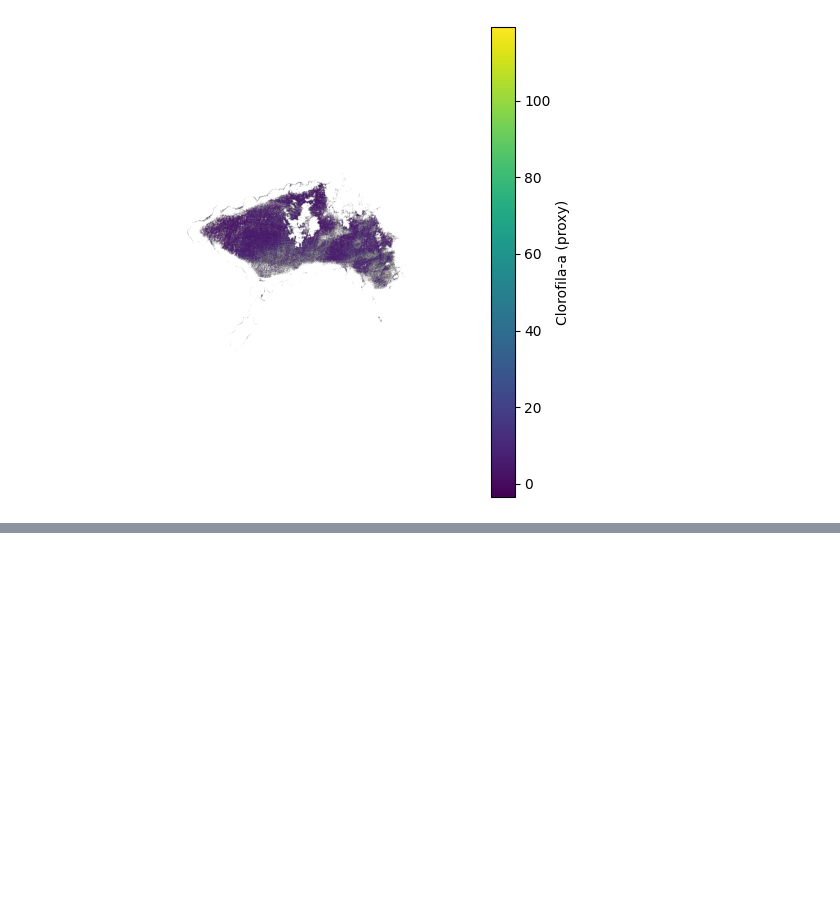
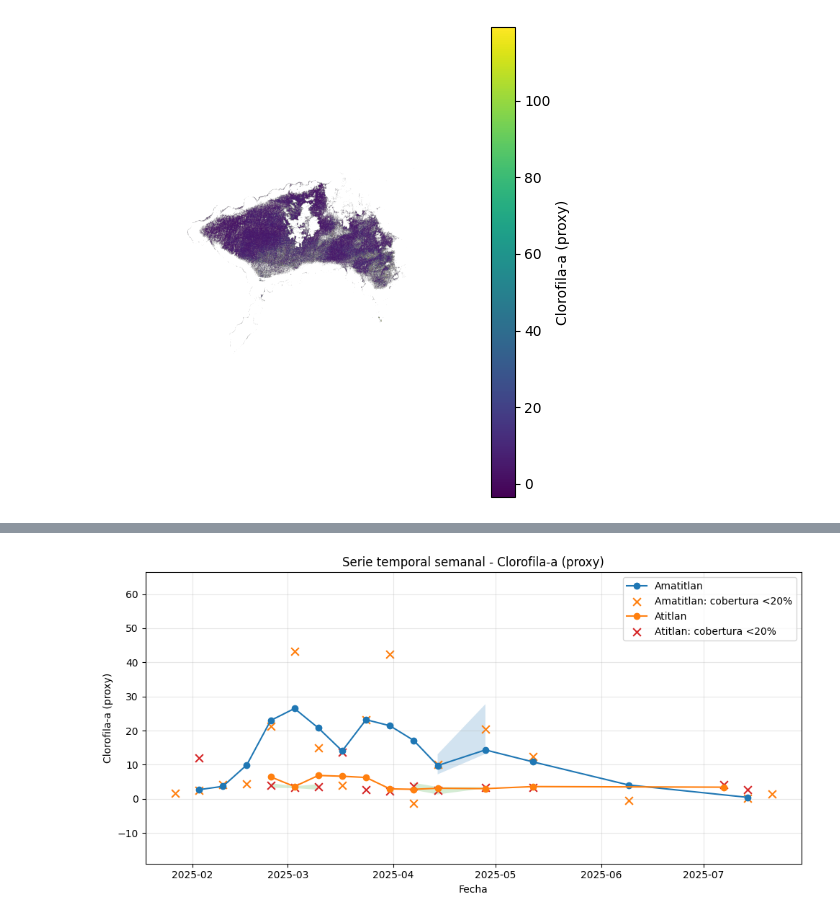
Before and after one commit to DiegoGarV/Lab4_DS, a Jupyter notebook: src/data.ipynb, the cells around one changed output, grey strips where cells are left out. Drawn from its saved outputs; the diff is of its cells as text; code cells hidden in the pictures; blank space fills up the shorter version.

```diff
--- a/src/data.ipynb
+++ b/src/data.ipynb
@@ -481,0 +560,38 @@ if outs_ati:
+# %%
+df = pd.read_csv("../data/summary_point5.csv", parse_dates=["date"])
+
+# Ordenar y agrupar por semana
+df['week'] = df['date'].dt.to_period('W').apply(lambda r: r.start_time)
+
+weekly = df.groupby(['lake', 'week']).agg(
+    mean_chla=('mean_chla', 'mean'),
+    std_chla =('mean_chla',  'std'),
+    coverage_min=('coverage','min'),
+    coverage_mean=('coverage','mean')
+).reset_index()
+
+plt.figure(figsize=(10,5))
+for lake in weekly['lake'].unique():
+    sub = weekly[weekly['lake'] == lake].copy()
+    sub['smooth'] = sub['mean_chla'].rolling(3, center=True).mean()
+    # Línea principal
+    plt.plot(sub['week'], sub['smooth'], marker='o', label=lake)
+    plt.fill_between(sub['week'],
+                     sub['mean_chla'] - sub['std_chla'],
+                     sub['mean_chla'] + sub['std_chla'],
+                     alpha=0.2)
+
+    low = sub[sub['coverage_min'] < 0.2]
+    if not low.empty:
+        plt.scatter(low['week'], low['mean_chla'], marker='x', s=60,
+                    label=f'{lake}: cobertura <20%')
+
+plt.title("Serie temporal semanal - Clorofila-a (proxy)")
+plt.xlabel("Fecha")
+plt.ylabel("Clorofila-a (proxy)")
+plt.grid(alpha=0.3)
+plt.legend();
+plt.tight_layout()
+plt.show()
+# %% [output]
+[figure, added]
```
Also changed, not shown: parts of 4 cells of this notebook, 3 other files.
